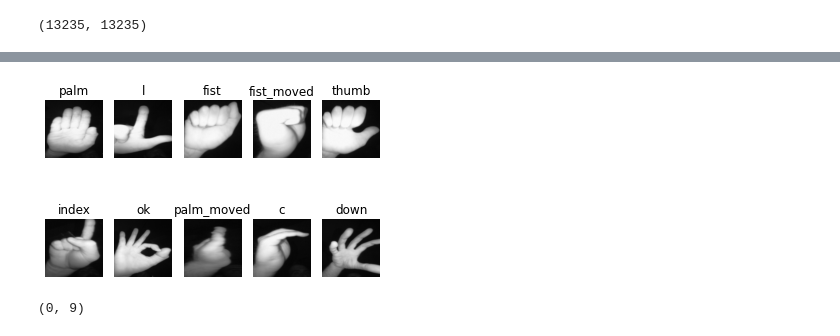
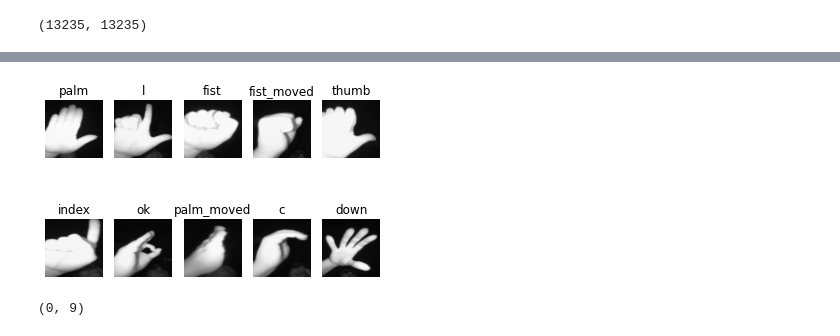
Before and after one commit to VitalyGladyshev/gb_pytorch, a Jupyter notebook: coursework/pytorch_coursework_glvv.ipynb, the cells around one changed output, grey strips where cells are left out. Drawn from its saved outputs; the diff is of its cells as text; code cells hidden in the pictures.

```diff
--- a/coursework/pytorch_coursework_glvv.ipynb
+++ b/coursework/pytorch_coursework_glvv.ipynb
@@ -415,0 +378,15 @@ import tqdm
+# %%
+for cn in range(10):
+    have_cn_inmg = False
+    for img in file_img[cn]:
+        hand_detect_rez, frame = hand_detection_mp(img)
+        if hand_detect_rez.multi_hand_landmarks:
+            for hand_landmarks in hand_detect_rez.multi_hand_landmarks:
+                image = get_hand(frame, hand_landmarks)
+                path = data_path + img[-20:]   # + img[16:19]
+                cv2.imwrite(path, image)
+                file_counter[cn] += 1
+                print(path)
+                break
+        break
+    break
@@ -424,12 +403,17 @@ for cn in range(10):
     for img in file_img[cn]:
         hand_detect_rez, frame = hand_detection_mp(img)
         if hand_detect_rez.multi_hand_landmarks:
-            file_counter[cn] += 1
-            images_data.append(img)
-            labels.append(cn)
-            if not have_cn_inmg:
-                images_for_vis.append(img)
-                have_cn_inmg = True
+            for hand_landmarks in hand_detect_rez.multi_hand_landmarks:
+                image = get_hand(frame, hand_landmarks)
+                path = data_path + img[-20:]   # + img[16:19]
+                cv2.imwrite(path, image)
+                file_counter[cn] += 1
+                images_data.append(path)
+                labels.append(cn)
+                if not have_cn_inmg:
+                    images_for_vis.append(path)
+                    have_cn_inmg = True
+                break
         pbar.update(1)
 pbar.close()
 file_counter
@@ -464,19 +448,20 @@ images_for_vis
 # %%
 # plt.figure(figsize=(10,10))
 for ind in range(10):
     ax = plt.subplot(2,5,ind+1)
 
-    hand_detect_rez, frame = hand_detection_mp(images_for_vis[ind])
-    if hand_detect_rez.multi_hand_landmarks:
-        for hand_landmarks in hand_detect_rez.multi_hand_landmarks:
-            img = get_hand(frame, hand_landmarks)
-            break
+    img = Image.open(images_for_vis[ind])
+    # hand_detect_rez, frame = hand_detection_mp(images_for_vis[ind])
+    # if hand_detect_rez.multi_hand_landmarks:
+    #     for hand_landmarks in hand_detect_rez.multi_hand_landmarks:
+    #         img = get_hand(frame, hand_landmarks)
+    #         break
 
     plt.imshow(img)
     plt.title(class_names[ind])
     plt.axis('off')
 # %% [output]
-[figure, old version]
+[figure, new version]
 # %%
 labels[0], labels[-1]
 # %% [output]
```
Also changed, not shown: parts of 51 cells of this notebook.
